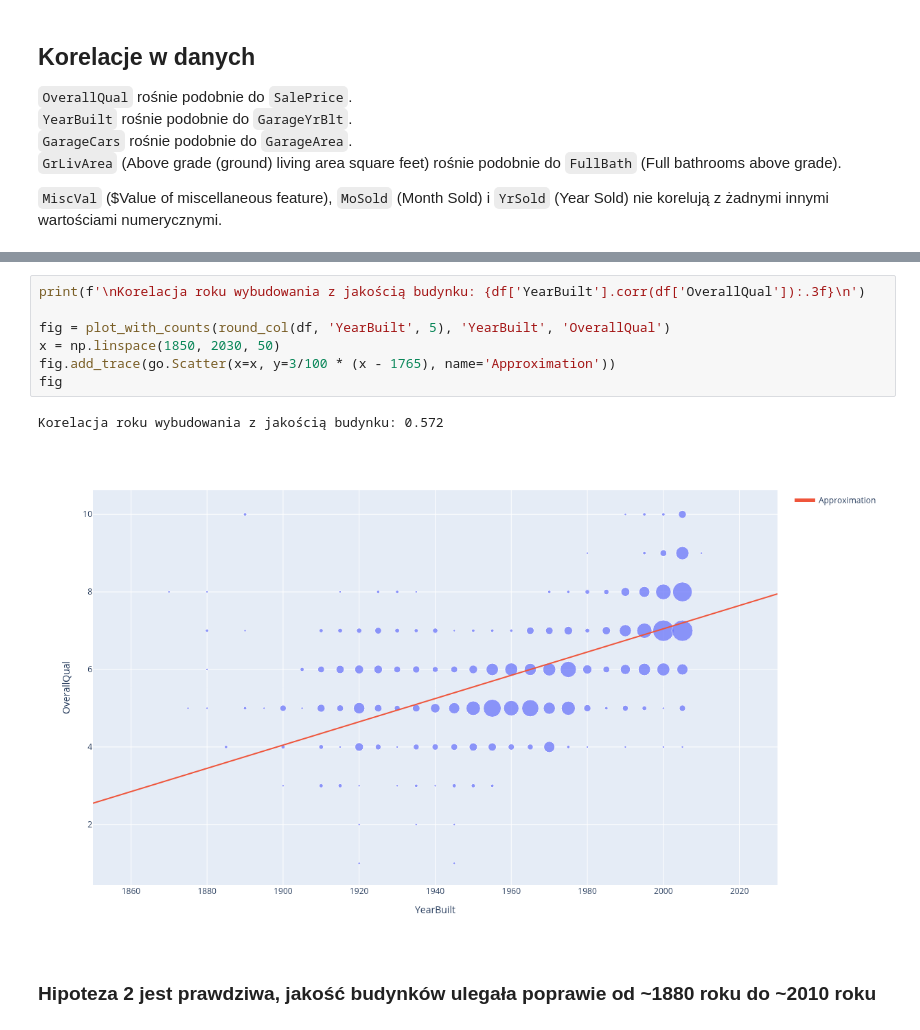
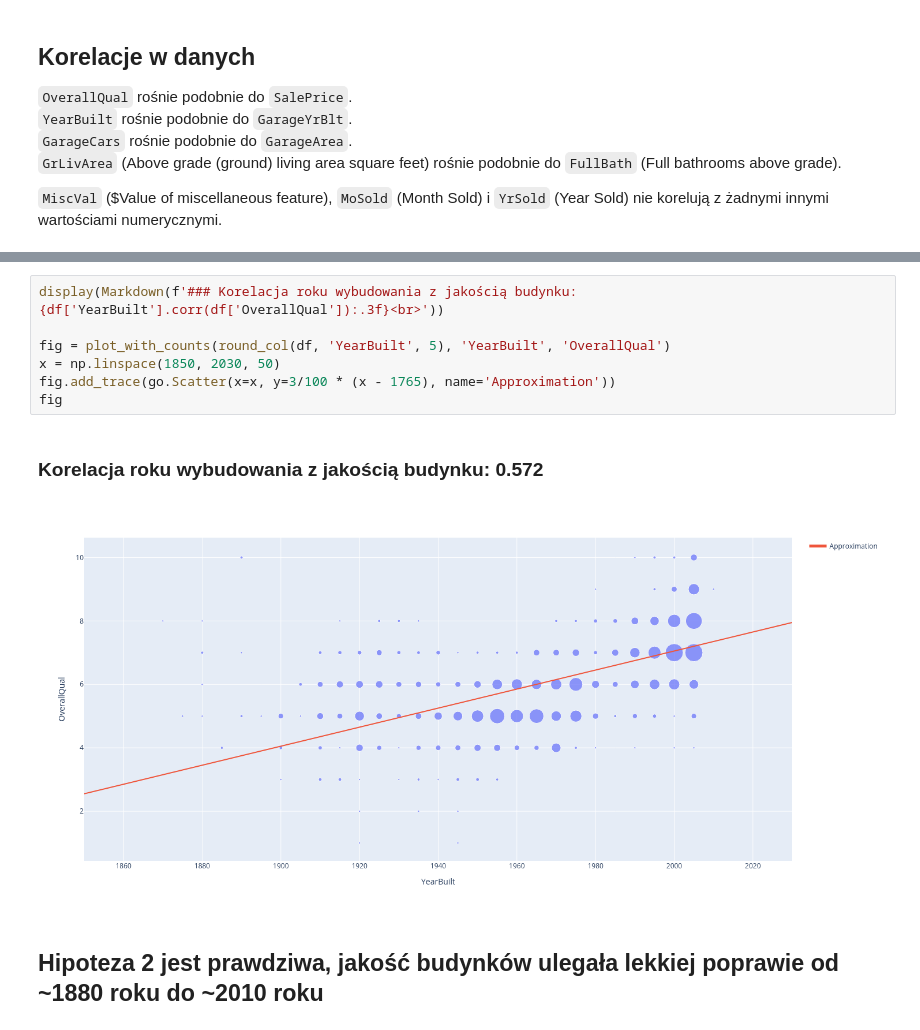
Before and after one commit to NicoWoch/axion-challenge, a Jupyter notebook: challenge_1/house-prices.ipynb, the cells around one changed output, grey strips where cells are left out. Cells and saved outputs as stored; diff of their text form.

```diff
--- a/challenge_1/house-prices.ipynb
+++ b/challenge_1/house-prices.ipynb
@@ -202,12 +122,12 @@ plot_with_counts(round_col(df, 'YearBuilt', 5), 'YearBuilt', 'OverallQual')
 # %%
-print(f'\nKorelacja roku wybudowania z jakością budynku: {df['YearBuilt'].corr(df['OverallQual']):.3f}\n')
+display(Markdown(f'### Korelacja roku wybudowania z jakością budynku: {df['YearBuilt'].corr(df['OverallQual']):.3f}<br>'))
 
 fig = plot_with_counts(round_col(df, 'YearBuilt', 5), 'YearBuilt', 'OverallQual')
 x = np.linspace(1850, 2030, 50)
 fig.add_trace(go.Scatter(x=x, y=3/100 * (x - 1765), name='Approximation'))
 fig
 # %% [output]
-Korelacja roku wybudowania z jakością budynku: 0.572
+### Korelacja roku wybudowania z jakością budynku: 0.572<br>
-[figure, old version]
+[figure, new version]
 # %% [markdown]
-### Hipoteza 2 jest prawdziwa, jakość budynków ulegała poprawie od ~1880 roku do ~2010 roku
+## Hipoteza 2 jest prawdziwa, jakość budynków ulegała lekkiej poprawie od ~1880 roku do ~2010 roku
```
Also changed, not shown: parts of 20 cells of this notebook, 1 other file.
